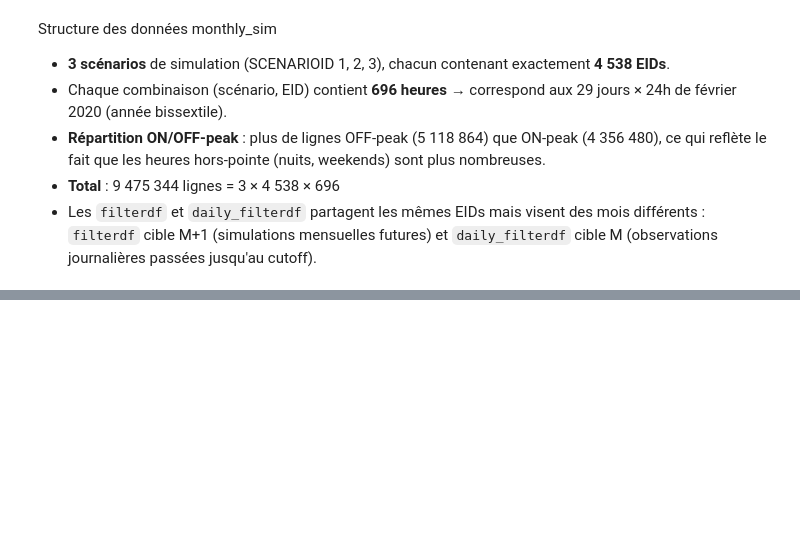
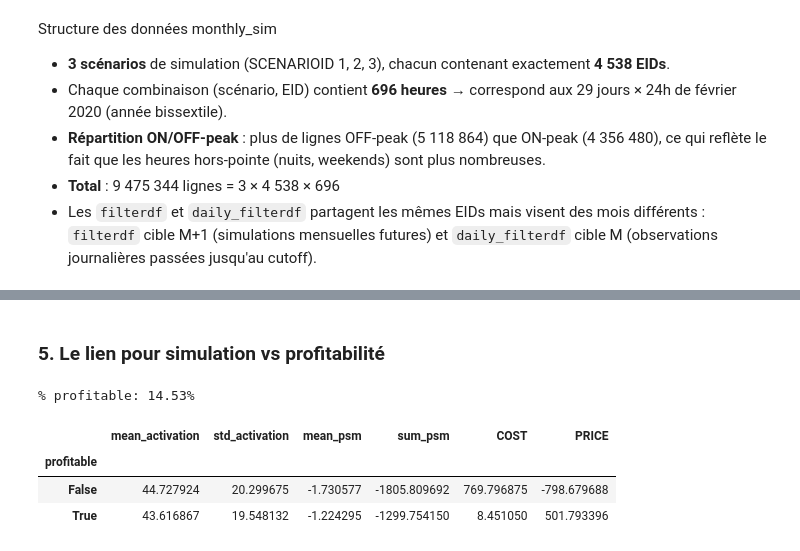
Before and after one commit to MPelland-programming/DataChallenge2026, a Jupyter notebook: experimentation_cristian/experimentation_cristian.ipynb, the cells around one changed output, grey strips where cells are left out. Drawn from its saved outputs; the diff is of its cells as text; code cells hidden in the pictures; blank space fills up the shorter version.

```diff
--- a/experimentation_cristian/experimentation_cristian.ipynb
+++ b/experimentation_cristian/experimentation_cristian.ipynb
@@ -147,0 +230,29 @@ Structure des données monthly_sim
+# %% [markdown]
+### 5. Le lien pour simulation vs profitabilité
+# %%
+# Calculer le profit réel pour ce mois cible
+target_filter = filterdf.copy()
+target_profits = loader.get_price_cost_profit(filterdf=target_filter)
+
+# Agréger les sims au niveau mensuel par EID/PEAKID (moyenne sur les heures et scénarios)
+sim_agg = monthly_sim.groupby(['EID','PEAKID']).agg(
+    mean_activation=('m_ACTIVATIONLEVEL', 'mean'),
+    std_activation=('m_ACTIVATIONLEVEL', 'std'),
+    mean_psm=('m_PSM', 'mean'),
+    sum_psm=('m_PSM', 'sum'),
+).reset_index()
+
+#joindre avec profits
+analysis = pd.merge(sim_agg, target_profits, on=['EID','PEAKID'], how='inner')
+analysis['profitable'] = analysis['PROFIT'] > 0
+print(f"% profitable: {analysis['profitable'].mean():.2%}")
+# %% [output]
+% profitable: 14.53%
+# %%
+# Comparer les distributions profitable vs non-profitable
+analysis.groupby('profitable')[['mean_activation','std_activation','mean_psm','sum_psm','COST','PRICE']].mean()
+# %% [output]
+|  | mean_activation | std_activation | mean_psm | sum_psm | COST | PRICE |
+| profitable |  |  |  |  |  |  |
+| False | 44.727924 | 20.299675 | -1.730577 | -1805.809692 | 769.796875 | -798.679688 |
+| True | 43.616867 | 19.548132 | -1.224295 | -1299.754150 | 8.451050 | 501.793396 |
```
Also changed, not shown: parts of 14 cells of this notebook.
